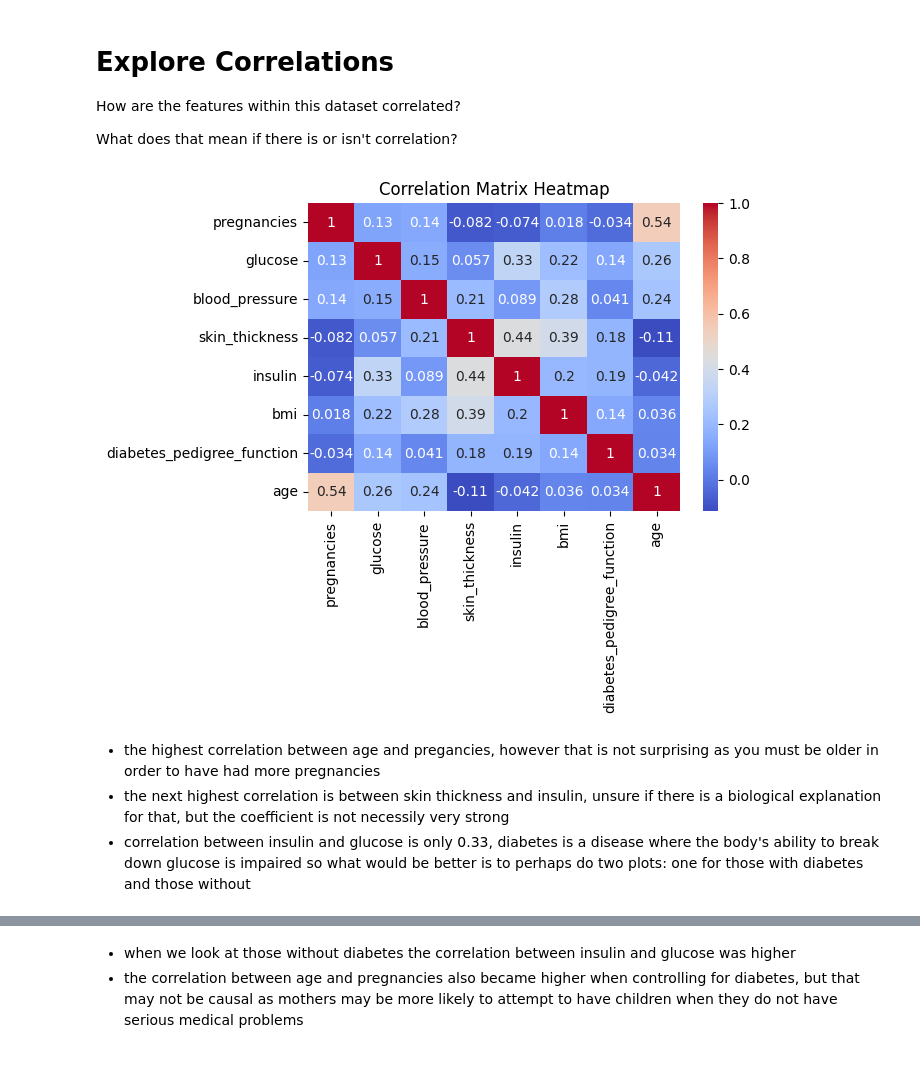
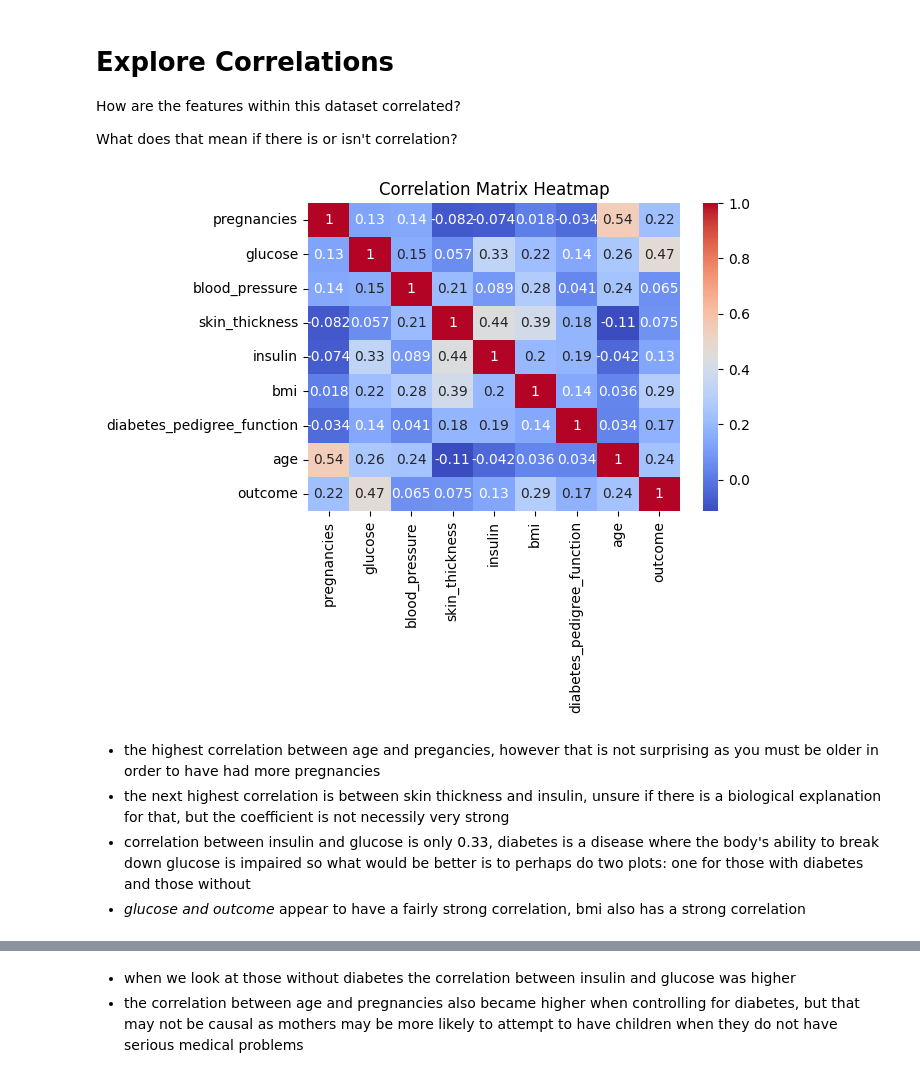
Before and after one commit to tcampbell90/intro-to-deep-learning, a Jupyter notebook: exercise1.ipynb, the cells around one changed output, grey strips where cells are left out. Saved outputs shown, nothing was run; the diff lists cells and outputs as text; code cells hidden in the pictures.

Commit message:
consolidate corr heatmaps into single one by adding outcome

```diff
--- a/exercise1.ipynb
+++ b/exercise1.ipynb
@@ -91,16 +91,17 @@ How are the features within this dataset correlated?
 What does that mean if there is or isn't correlation?
 # %%
 
-corr_matrix = pima_df[features].corr() # create corr. matrix
+corr_matrix = pima_df.corr() # create corr. matrix
 
 # create heatmap plot
 plt.figure(figsize=(6,4))
 sns.heatmap(corr_matrix, annot=True, cmap='coolwarm') # fmt =".2f")
 plt.title('Correlation Matrix Heatmap')
 plt.show()
 # %% [output]
-[figure, old version]
+[figure, new version]
 # %% [markdown]
 - the highest correlation between age and pregancies, however that is not surprising as you must be older in order to have had more pregnancies
 - the next highest correlation is between skin thickness and insulin, unsure if there is a biological explanation for that, but the coefficient is not necessily very strong
 - correlation between insulin and glucose is only 0.33, diabetes is a disease where the body's ability to break down glucose is impaired so what would be better is to perhaps do two plots: one for those with diabetes and those without
+- *glucose and outcome* appear to have a fairly strong correlation, bmi also has a strong correlation
```
Also changed, not shown: parts of 2 cells of this notebook.
